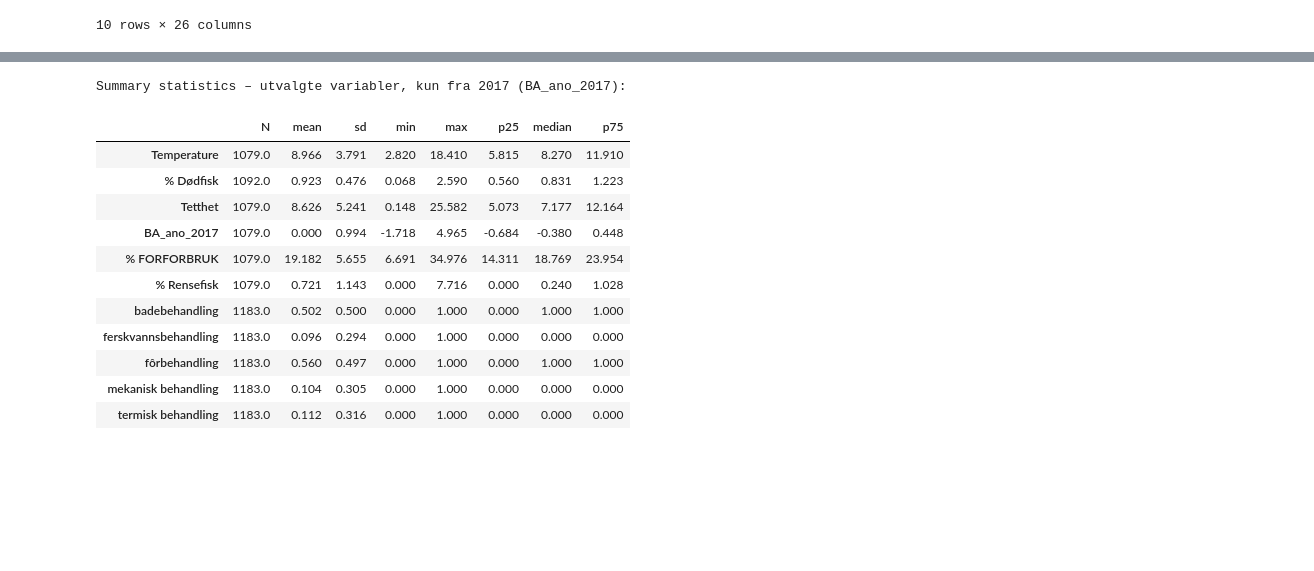
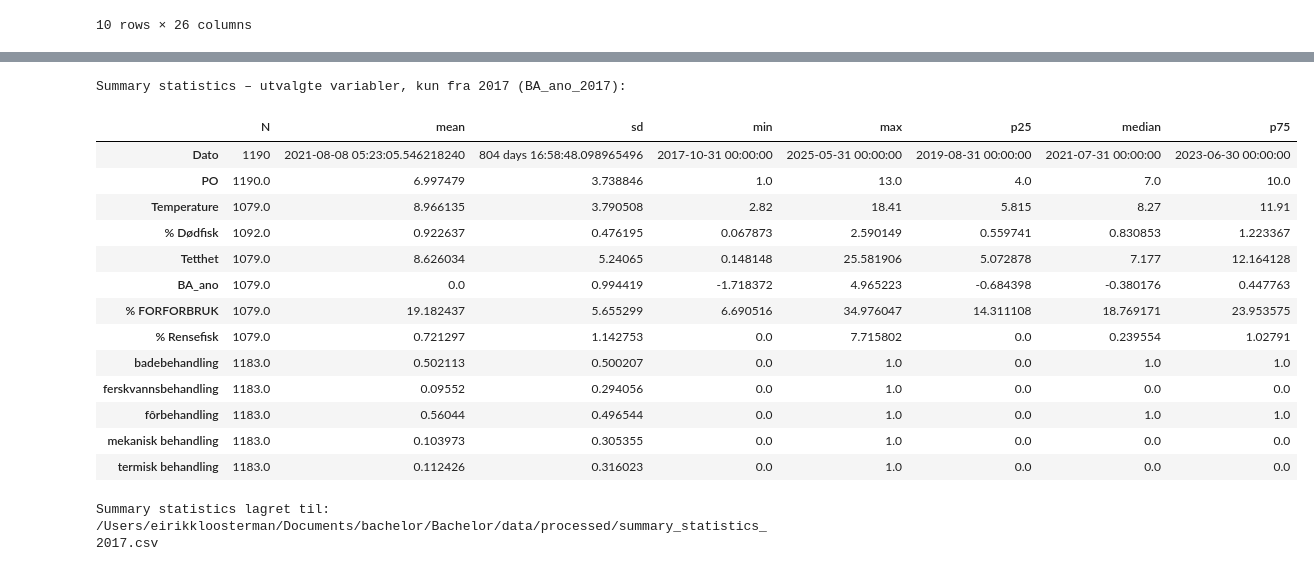
Before and after one commit to kavlikaviar/Bachelor, a Jupyter notebook: dataframe_samlet.ipynb, the cells around one changed output, grey strips where cells are left out. Drawn from its saved outputs; the diff is of its cells as text; code cells hidden in the pictures; blank space fills up the shorter version.

```diff
--- a/dataframe_samlet.ipynb
+++ b/dataframe_samlet.ipynb
@@ -98,7 +98,7 @@ fylke_til_po_map = {
     'Vestland': {3: 0.55, 4: 0.45},
     'Møre og Romsdal': {5: 0.5, 6: 0.5},
     'Trøndelag': {6: 0.6, 7: 0.4},
-    'Nordland': {7: 0.12, 8: 0.35, 9: 0.28, 10: 0.25},
+    'Nordland': {7: 0.09, 8: 0.38, 9: 0.28, 10: 0.25},
     'Troms og Finnmark': {10: 0.25, 11: 0.25, 12: 0.35, 13: 0.15},
     'Troms': {10: 0.5, 11: 0.5},
     'Finnmark': {12: 0.6, 13: 0.4},
@@ -1514,7 +1514,6 @@ import pandas as pd
 import numpy as np
 
 # Sørg for at Dato er datetime
-df_filtered = pd.read_csv("/Users/eirikkloosterman/Documents/bachelor/Bachelor/data/processed/samlet_data_fra_2017.csv")
 df_filtered['Dato'] = pd.to_datetime(df_filtered['Dato'])
 
 # Filtrer til ønsket periode først (hvis ikke allerede gjort)
@@ -1550,42 +1549,51 @@ df_filtered = pd.merge(
 )
 
 # Spesifiser kolonner du vil ha med
 wanted_cols = [
-    "Temperature", "% Dødfisk", "% Forforbruk", "Tetthet", "BA_ano_2017","% FORFORBRUK",
+    "Dato","PO","Temperature", "% Dødfisk", "Tetthet", "BA_ano", "% FORFORBRUK",
     "% Rensefisk", "badebehandling", "ferskvannsbehandling",
     "fôrbehandling", "mekanisk behandling", "termisk behandling"
 ]
 
 # Filtrer til kun de kolonnene som faktisk finnes i datasettet
 cols = [col for col in wanted_cols if col in df_filtered.columns]
 
 # Lag summary statistics
 summary = df_filtered[cols].agg(['count', 'mean', 'std', 'min', 'max', 'median']).T
 summary['p25'] = df_filtered[cols].quantile(0.25)
 summary['p75'] = df_filtered[cols].quantile(0.75)
 
 # Reorganiser og rund av
 summary = summary[['count', 'mean', 'std', 'min', 'max', 'p25', 'median', 'p75']]
 summary = summary.round(3)
 summary = summary.rename(columns={
     'count': 'N',
     'std': 'sd',
     'p25': 'p25'
 })
 
 print("Summary statistics – utvalgte variabler, kun fra 2017 (BA_ano_2017):")
 display(summary)
+
+# Lagre til CSV
+output_file = "/Users/eirikkloosterman/Documents/bachelor/Bachelor/data/processed/summary_statistics_2017.csv"
+df_filtered[cols].to_csv(output_file, sep=";", index=True)
+summary = summary.dropna()
+print(f"Summary statistics lagret til: {output_file}")
 # %% [output]
 Summary statistics – utvalgte variabler, kun fra 2017 (BA_ano_2017):
 |  | N | mean | sd | min | max | p25 | median | p75 |
-| Temperature | 1079.0 | 8.966 | 3.791 | 2.820 | 18.410 | 5.815 | 8.270 | 11.910 |
-| % Dødfisk | 1092.0 | 0.923 | 0.476 | 0.068 | 2.590 | 0.560 | 0.831 | 1.223 |
-| Tetthet | 1079.0 | 8.626 | 5.241 | 0.148 | 25.582 | 5.073 | 7.177 | 12.164 |
-| BA_ano_2017 | 1079.0 | 0.000 | 0.994 | -1.718 | 4.965 | -0.684 | -0.380 | 0.448 |
-| % FORFORBRUK | 1079.0 | 19.182 | 5.655 | 6.691 | 34.976 | 14.311 | 18.769 | 23.954 |
-| % Rensefisk | 1079.0 | 0.721 | 1.143 | 0.000 | 7.716 | 0.000 | 0.240 | 1.028 |
-| badebehandling | 1183.0 | 0.502 | 0.500 | 0.000 | 1.000 | 0.000 | 1.000 | 1.000 |
-| ferskvannsbehandling | 1183.0 | 0.096 | 0.294 | 0.000 | 1.000 | 0.000 | 0.000 | 0.000 |
-| fôrbehandling | 1183.0 | 0.560 | 0.497 | 0.000 | 1.000 | 0.000 | 1.000 | 1.000 |
-| mekanisk behandling | 1183.0 | 0.104 | 0.305 | 0.000 | 1.000 | 0.000 | 0.000 | 0.000 |
-| termisk behandling | 1183.0 | 0.112 | 0.316 | 0.000 | 1.000 | 0.000 | 0.000 | 0.000 |
+| Dato | 1190 | 2021-08-08 05:23:05.546218240 | 804 days 16:58:48.098965496 | 2017-10-31 00:00:00 | 2025-05-31 00:00:00 | 2019-08-31 00:00:00 | 2021-07-31 00:00:00 | 2023-06-30 00:00:00 |
+| PO | 1190.0 | 6.997479 | 3.738846 | 1.0 | 13.0 | 4.0 | 7.0 | 10.0 |
+| Temperature | 1079.0 | 8.966135 | 3.790508 | 2.82 | 18.41 | 5.815 | 8.27 | 11.91 |
+| % Dødfisk | 1092.0 | 0.922637 | 0.476195 | 0.067873 | 2.590149 | 0.559741 | 0.830853 | 1.223367 |
+| Tetthet | 1079.0 | 8.626034 | 5.24065 | 0.148148 | 25.581906 | 5.072878 | 7.177 | 12.164128 |
+| BA_ano | 1079.0 | 0.0 | 0.994419 | -1.718372 | 4.965223 | -0.684398 | -0.380176 | 0.447763 |
+| % FORFORBRUK | 1079.0 | 19.182437 | 5.655299 | 6.690516 | 34.976047 | 14.311108 | 18.769171 | 23.953575 |
+| % Rensefisk | 1079.0 | 0.721297 | 1.142753 | 0.0 | 7.715802 | 0.0 | 0.239554 | 1.02791 |
+| badebehandling | 1183.0 | 0.502113 | 0.500207 | 0.0 | 1.0 | 0.0 | 1.0 | 1.0 |
+| ferskvannsbehandling | 1183.0 | 0.09552 | 0.294056 | 0.0 | 1.0 | 0.0 | 0.0 | 0.0 |
+| fôrbehandling | 1183.0 | 0.56044 | 0.496544 | 0.0 | 1.0 | 0.0 | 1.0 | 1.0 |
+| mekanisk behandling | 1183.0 | 0.103973 | 0.305355 | 0.0 | 1.0 | 0.0 | 0.0 | 0.0 |
+| termisk behandling | 1183.0 | 0.112426 | 0.316023 | 0.0 | 1.0 | 0.0 | 0.0 | 0.0 |
+Summary statistics lagret til: /Users/eirikkloosterman/Documents/bachelor/Bachelor/data/processed/summary_statistics_2017.csv
```
Also changed, not shown: parts of 3 cells of this notebook, 11 other files.
